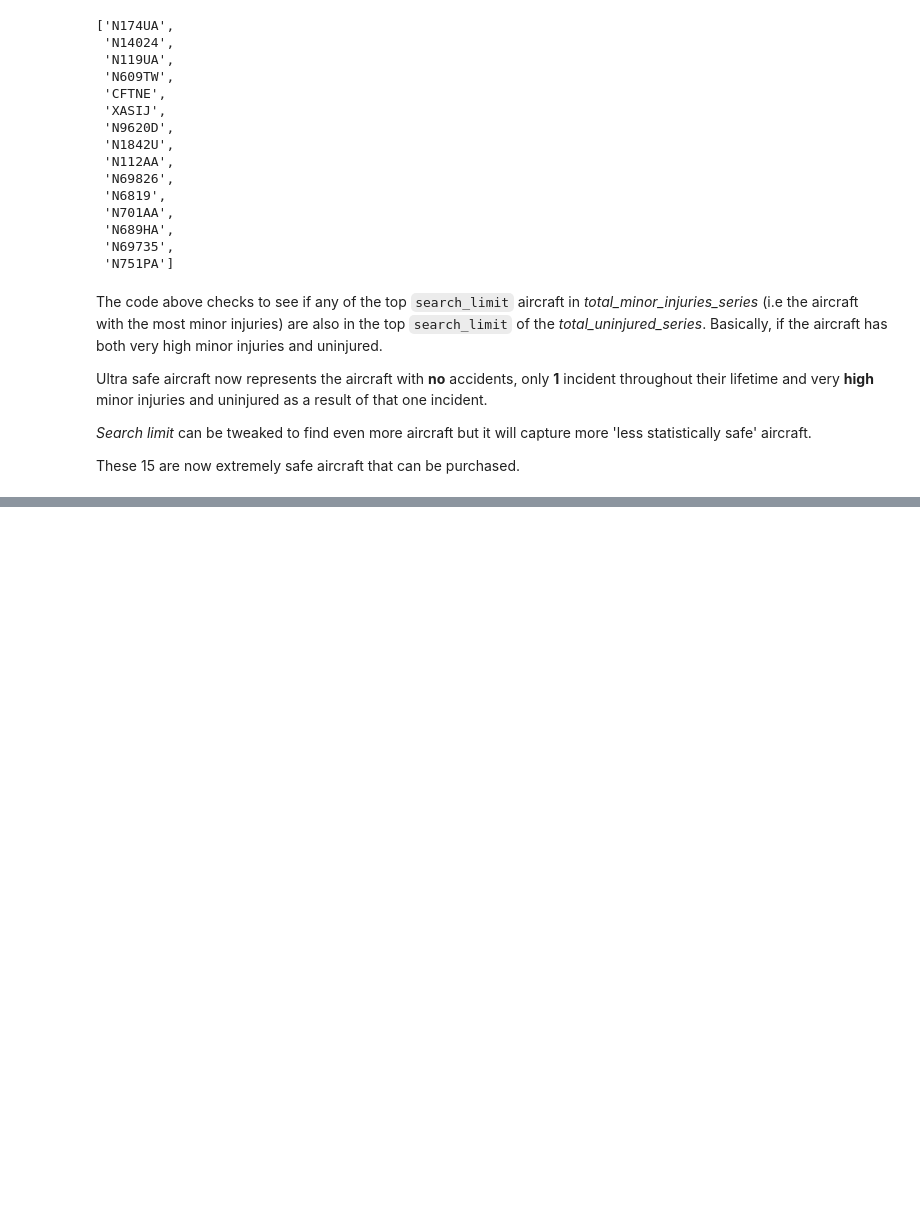
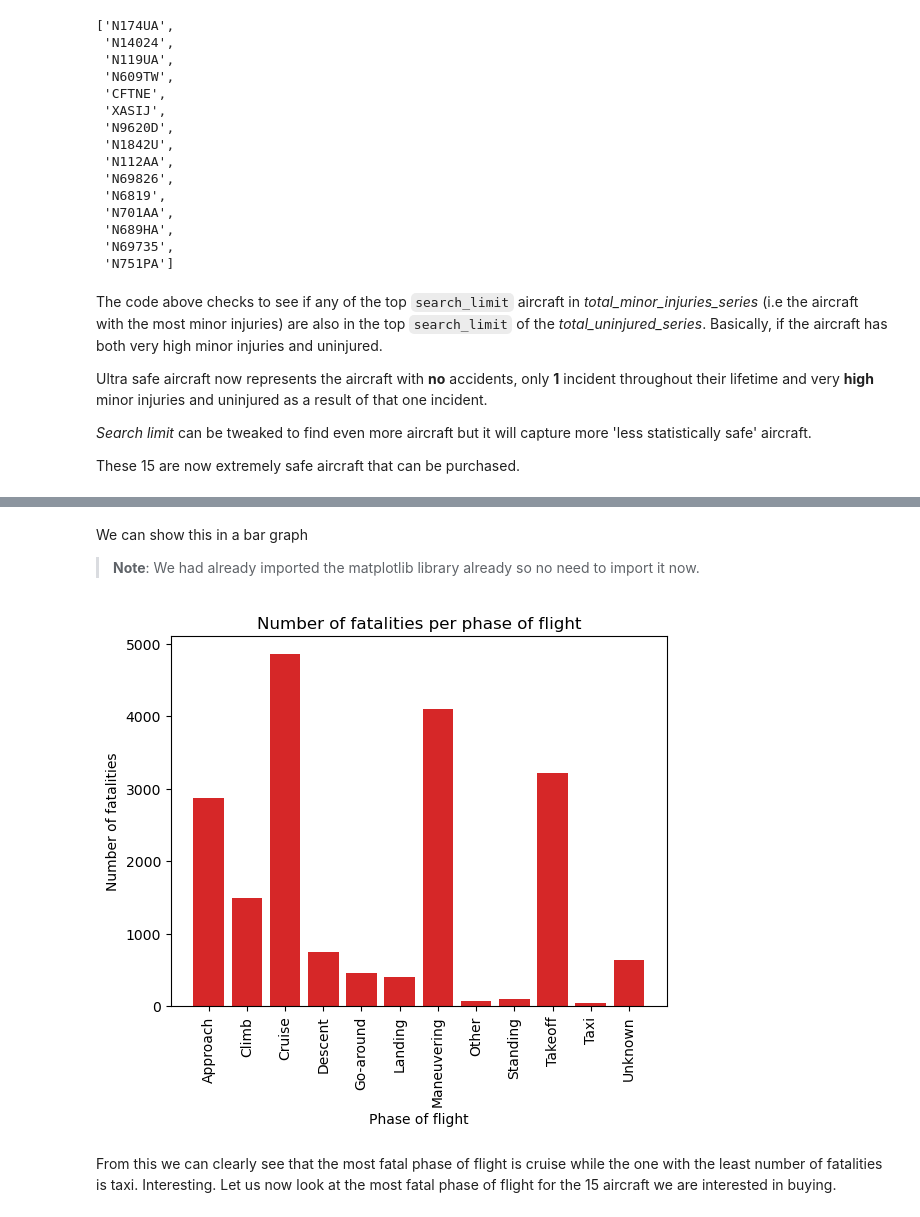
Before and after one commit to Ngundo-Muithya/Phase-1-Project, a Jupyter notebook: Notebook.ipynb, the cells around one changed output, grey strips where cells are left out. Cells and saved outputs as stored; diff of their text form; code cells hidden in the pictures; blank space fills up the shorter version.

Commit message:
Find the most fatal phase of flight

```diff
--- a/Notebook.ipynb
+++ b/Notebook.ipynb
@@ -336,0 +357,3 @@ In this section we will do some visualizations to compare relevant data.
+# %%
+fatalities_per_phase_of_flight = main_subset_df.groupby('Broad.phase.of.flight')['Total.Fatal.Injuries'].sum()
+fatalities_per_phase_of_flight.sort_values(ascending=False)
@@ -336,0 +375,19 @@ In this section we will do some visualizations to compare relevant data.
+# %% [markdown]
+We can show this in a bar graph
+
+> **Note**: We had already imported the matplotlib library already so no need to import it now.
+# %%
+fig, ax = plt.subplots()
+
+ax.bar(fatalities_per_phase_of_flight.index, fatalities_per_phase_of_flight.values, color='tab:red')
+
+ax.set_ylabel('Number of fatalities')
+ax.set_xlabel('Phase of flight')
+plt.xticks(rotation=90) # This sets the phase names in a vertical orientation
+ax.set_title('Number of fatalities per phase of flight')
+
+plt.show()
+# %% [output]
+[figure, added]
+# %% [markdown]
+From this we can clearly see that the most fatal phase of flight is cruise while the one with the least number of fatalities is taxi. Interesting. Let us now look at the most fatal phase of flight for the 15 aircraft we are interested in buying.
```
Also changed, not shown: parts of 4 cells of this notebook.
